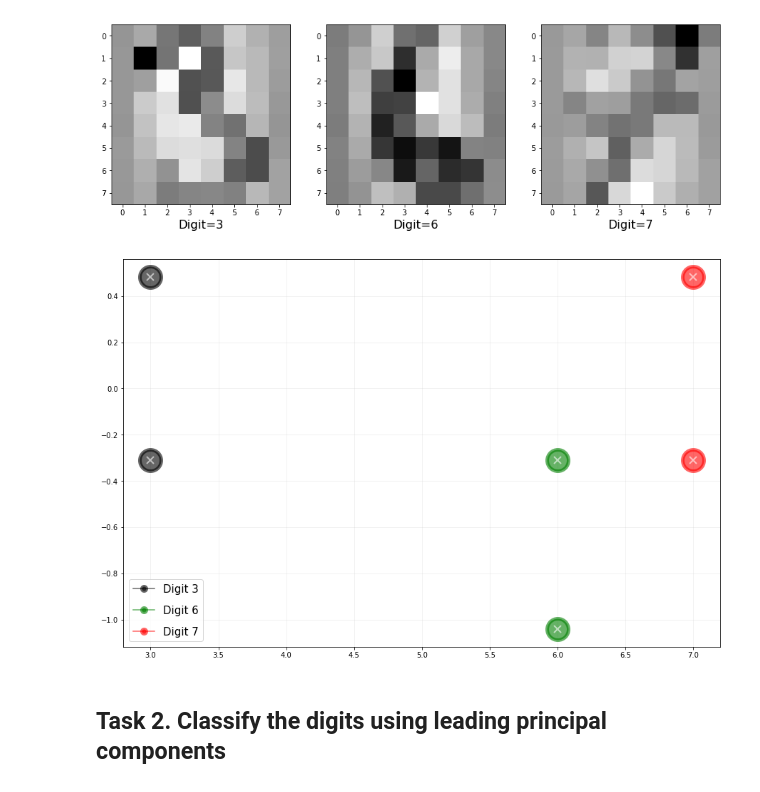
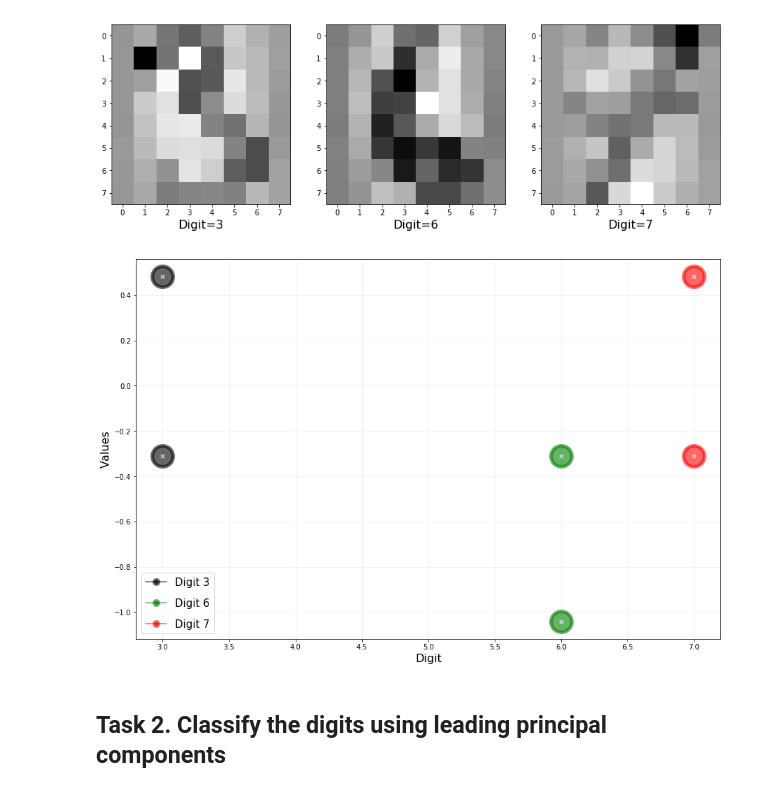
Before and after one commit to pratikwatwani/Applied-Data-Science, a Jupyter notebook: Session 08 and Session 09/PCA, Logistic Regression and Time Series Analysis.ipynb, the cells around one changed output. Drawn from its saved outputs; the diff is of its cells as text; code cells hidden in the pictures.

```diff
--- a/Session 08 and Session 09/PCA, Logistic Regression and Time Series Analysis.ipynb
+++ b/Session 08 and Session 09/PCA, Logistic Regression and Time Series Analysis.ipynb
@@ -174,23 +176,26 @@ plt.show()
 # %%
 digits = {3 : 'k',6: 'green',7: 'red'}
 fig, ax = plt.subplots(figsize = (15,10))
 plt.grid(alpha = 0.2)
 for digit,color in digits.items():
   ymin, ymax = ax.get_ylim()
   xmin, xmax = ax.get_xlim()
 
-  plt.plot(digit, X1[digit,1], marker = 'o', markersize = 30, mew=5, c = color, alpha = 0.6, label = 'Digit %d' %digit)
-  plt.plot(digit, X1[digit,2], marker = 'o', markersize = 30, mew=5, c = color, alpha = 0.6)
-  plt.plot(digit, X1[digit,1], marker = 'x', markersize = 10, mew=2, c = 'w', alpha = 0.6)
-  plt.plot(digit, X1[digit,2], marker = 'x', markersize = 10, mew=2, c = 'w', alpha = 0.6)
+  plt.plot(digit, X1[digit,1], marker = 'o', markersize = 30, mew=5, c = color, alpha = 0.6, label = 'Digit %d' %digit, markeredgecolor = color)
+  plt.plot(digit, X1[digit,2], marker = 'o', markersize = 30, mew=5, c = color, alpha = 0.6, markeredgecolor = color)
+  plt.plot(digit, X1[digit,1], marker = 'x', markersize = 5, mew=2, c = 'w', alpha = 0.6)
+  plt.plot(digit, X1[digit,2], marker = 'x', markersize = 5, mew=2, c = 'w', alpha = 0.6)
+
+  plt.xlabel('Digit', fontsize = 16)
+  plt.ylabel('Values', fontsize = 16)
   #plt.axhline(y=X1[digit,3], color = 'k', linestyle = ':')
   #plt.text(digit+0.15,X1[digit,1]+0.1,'%f' %X1[digit,1], horizontalalignment = 'right', verticalalignment = 'bottom', fontsize = 10)
   #plt.text(xmin+0.001,X1[digit,3]-0.05,'Value: %f' %X1[digit,3],fontsize = 10)
 
 plt.legend(loc = 'best', markerscale = 0.2, fontsize = 15, labelspacing = 1)
 plt.show()
 # %% [output]
-[figure, old version]
+[figure, new version]
 # %% [markdown]
 ## Task 2. Classify the digits using leading principal components
 # %% [markdown]
```
Also changed, not shown: parts of 18 cells of this notebook.
